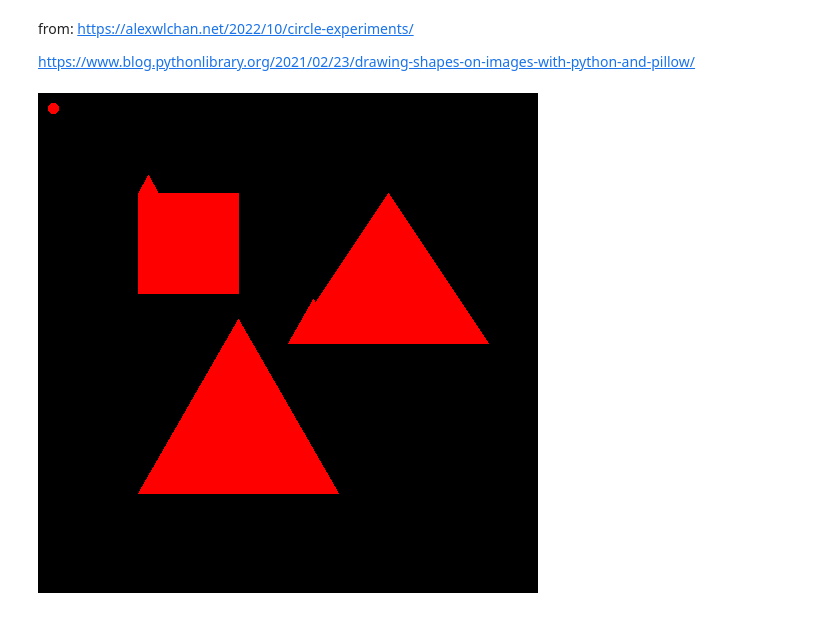
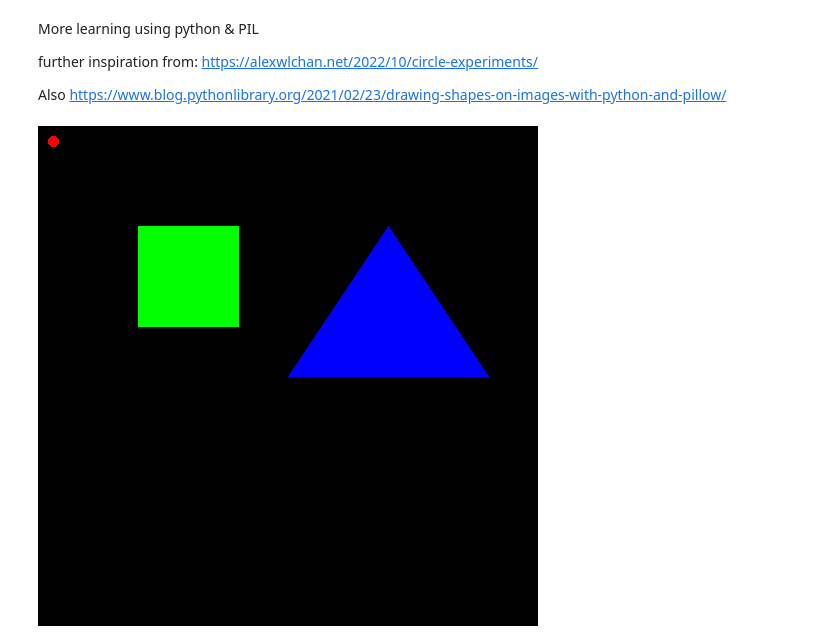
Before and after one commit to loischandler/data-and-code-assignment, a Jupyter notebook: circles.ipynb, the cells around one changed output. Drawn from its saved outputs; the diff is of its cells as text; code cells hidden in the pictures.

```diff
--- a/circles.ipynb
+++ b/circles.ipynb
@@ -1,4 +1,6 @@
 # %% [markdown]
-from: https://alexwlchan.net/2022/10/circle-experiments/
+More learning using python & PIL
 
-https://www.blog.pythonlibrary.org/2021/02/23/drawing-shapes-on-images-with-python-and-pillow/
+further inspiration from: https://alexwlchan.net/2022/10/circle-experiments/
+
+Also https://www.blog.pythonlibrary.org/2021/02/23/drawing-shapes-on-images-with-python-and-pillow/
@@ -5,41 +11,21 @@ https://www.blog.pythonlibrary.org/2021/02/23/drawing-shapes-on-images-with-pyth
 # %%
 import random
-import math
-
 from PIL import Image, ImageDraw
 
 im = Image.new('RGB', size=(500, 500))
 draw = ImageDraw.Draw(im)
 
+#draw a red circle
 draw.ellipse([(10, 10), (20, 20)], fill=(255, 0, 0))
 
-draw.rectangle([(100, 100), (200, 200)], fill=(255, 0, 0))
+#draw a green rectangle
+draw.rectangle([(100, 100), (200, 200)], fill=(0, 255, 0))
 
-draw.polygon([(250, 250), (350, 100), (450, 250) ], fill=(255, 0, 0))
+#draw a blue triange
+draw.polygon([(250, 250), (350, 100), (450, 250) ], fill=(0, 0, 255))
 
-
-
-startpoint_x = 100
-startpoint_y = 400
-edgeLength = 200
-
-
-def draw_equilateral_triangle(draw, img, x1, y1, length, myFill):
-
-    # find the mid point using standard math
-    mid_x = x1+(length/2)
-    mid_y = y1-(length*math.sqrt(3)/2)
-
-    draw.polygon([(x1, y1), (mid_x, mid_y), (x1+length, y1) ], fill=myFill)
-
-
-draw_equilateral_triangle(draw, im, startpoint_x, startpoint_y, edgeLength, (255, 0, 0))
-
-draw_equilateral_triangle(draw, im, 100, 100, 20, (255, 0, 0))
-draw_equilateral_triangle(draw, im, 250, 250, 50, (255, 0, 0))
-
-
+# display the image
 im
 #im.save('red_circle.png')
 # %% [output]
-[figure, old version]
+[figure, new version]
```
Also changed, not shown: parts of 20 cells of this notebook, 2 other files.
